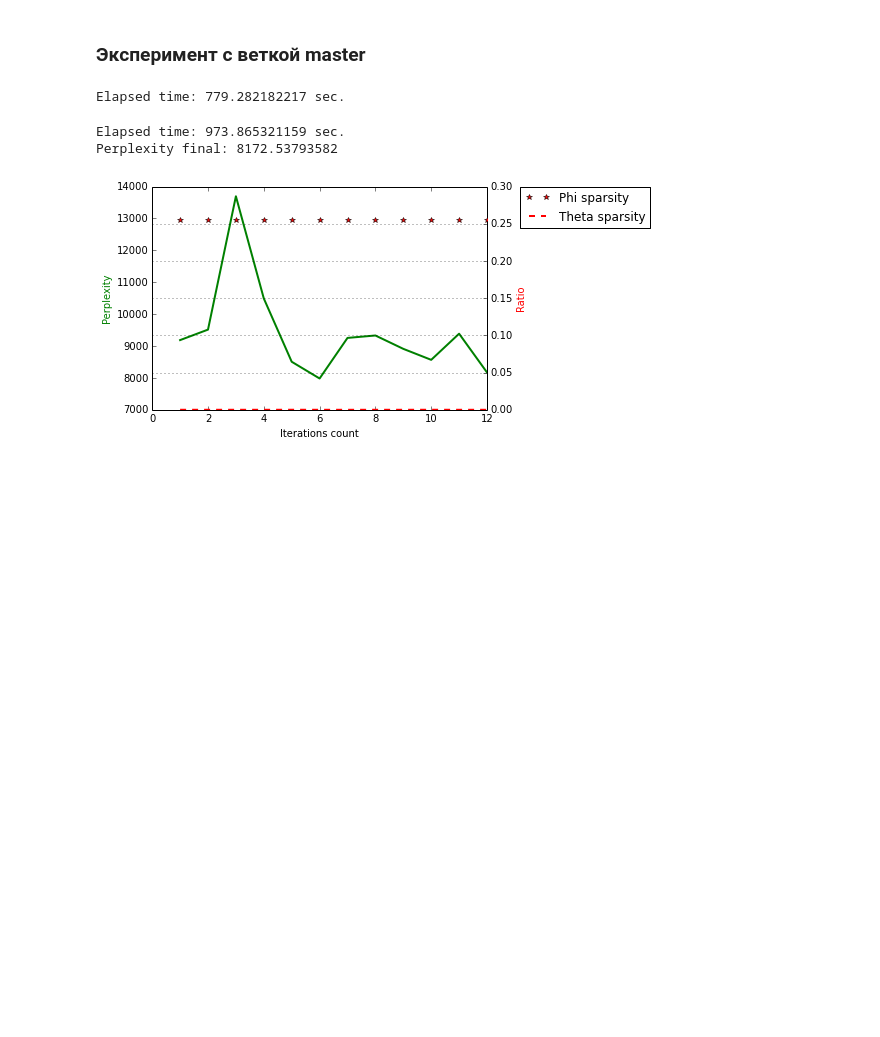
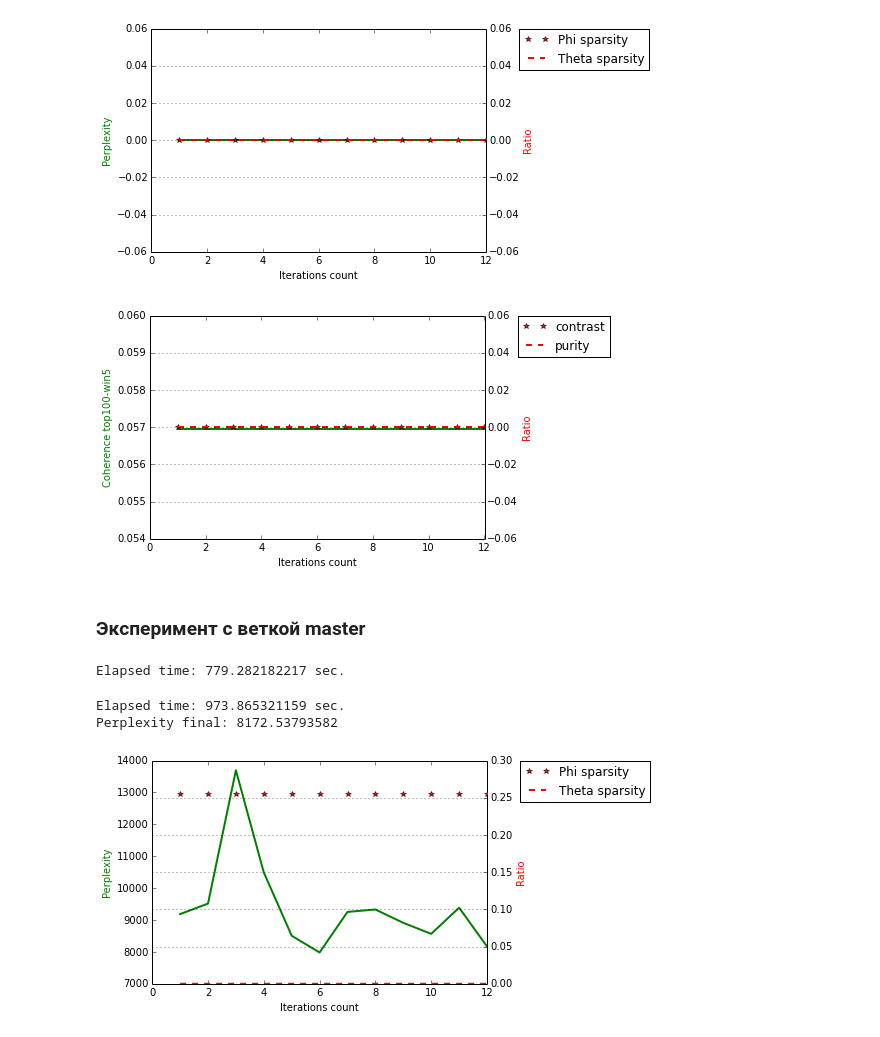
Before and after one commit to AnyaP/IpythonNotebooks, a Jupyter notebook: Compare master and stable branches.ipynb, the cells around one changed output. Drawn from its saved outputs; the diff is of its cells as text; code cells hidden in the pictures; blank space fills up the shorter version.

Commit message:
New master bugs

```diff
--- a/Compare master and stable branches.ipynb
+++ b/Compare master and stable branches.ipynb
@@ -0,0 +3,16 @@
+# %%
+%matplotlib inline
+import glob
+import matplotlib.pyplot as plt
+import artm
+
+path_vw = "../VK/documents_w10d3.vw" # откуда
+path_batches = "../VK/bigartm_w10d3_master" # куда
+
+batch_vectorizer = None
+if len(glob.glob(path_batches + "/*.batch")) < 1:
+    batch_vectorizer = artm.BatchVectorizer(data_path=path_vw,
+                                            data_format='vowpal_wabbit', batch_size = 100000,
+                                            target_folder=path_batches)
+else:
+    batch_vectorizer = artm.BatchVectorizer(data_path=path_batches, data_format='batches')
@@ -0,0 +82,8 @@
+# %%
+import time
+start_time = time.time()
+
+model = artm.ARTM(topic_names = all_topics, cache_theta=False, reuse_theta=False, num_document_passes=10)
+prepare(model)
+
+print 'Elapsed time: {} sec.'.format(time.time() - start_time)
@@ -0,0 +92,10 @@
+# %%
+import time
+start_time = time.time()
+
+model.fit_online(batch_vectorizer=batch_vectorizer, update_every=3)
+
+print 'Elapsed time: {} sec.'.format(time.time() - start_time)
+print 'Perplexity final: {}'.format(model.score_tracker['Perplexity'].value[-1])
+figures(model)
+# %% [output]
@@ -1,3 +104,5 @@
+[figure, added]
+[figure, added]
 # %% [markdown]
 ### Эксперимент с веткой master
 # %%
```
Also changed, not shown: parts of 4 cells of this notebook.
